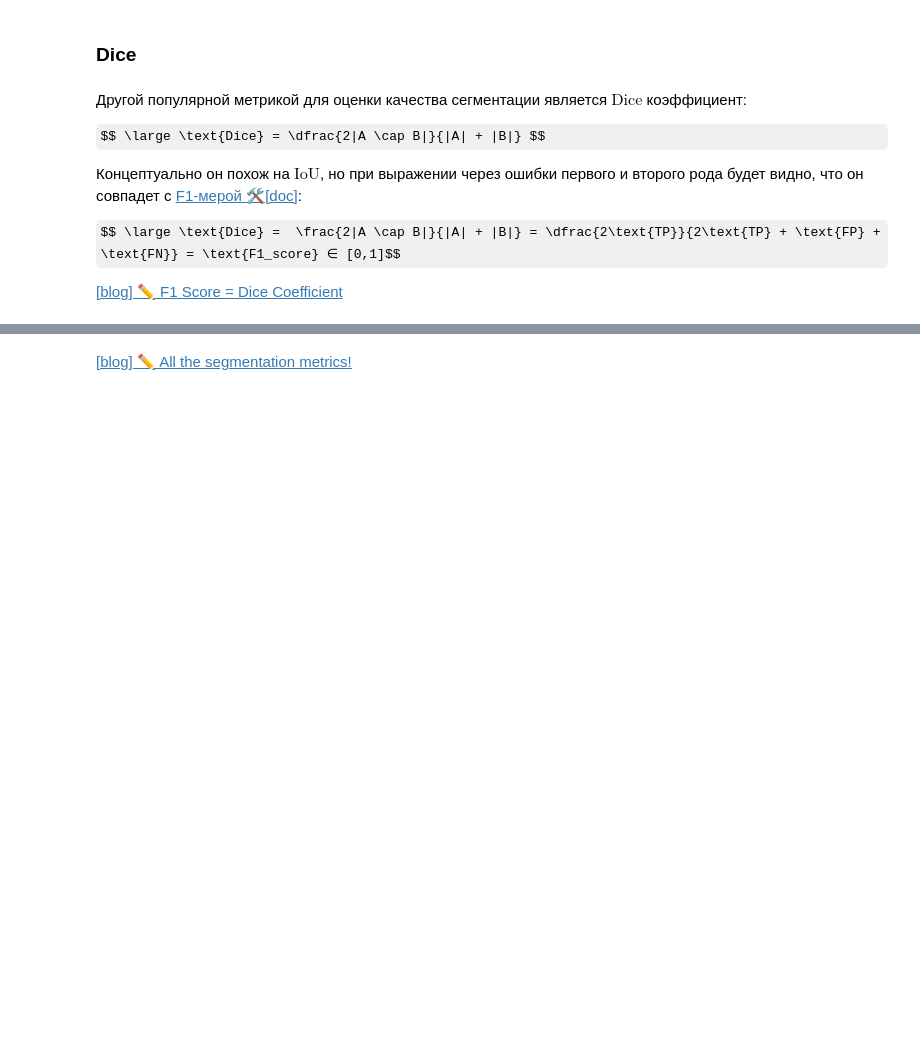
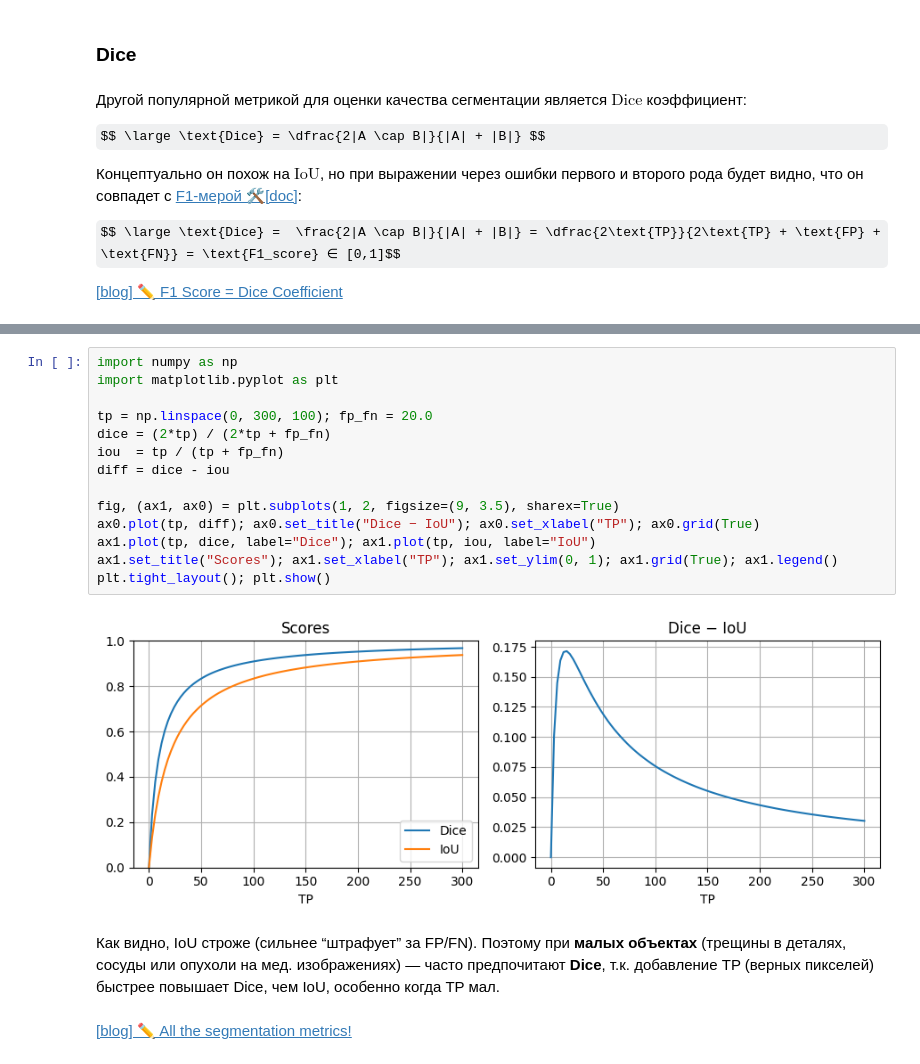
Before and after one commit to Gan4x4/cv, a Jupyter notebook: Segmentation/Semantic_segmentation.ipynb, the cells around one changed output, grey strips where cells are left out. Cells and saved outputs as stored; diff of their text form; some formulas as TeX source; blank space fills up the shorter version.

```diff
--- a/Segmentation/Semantic_segmentation.ipynb
+++ b/Segmentation/Semantic_segmentation.ipynb
@@ -677,3 +702,21 @@ print(f"F1_score = {dice_smp:.2f}")
+# %%
+import numpy as np
+import matplotlib.pyplot as plt
+
+tp = np.linspace(0, 300, 100); fp_fn = 20.0
+dice = (2*tp) / (2*tp + fp_fn)
+iou  = tp / (tp + fp_fn)
+diff = dice - iou
+
+fig, (ax1, ax0) = plt.subplots(1, 2, figsize=(9, 3.5), sharex=True)
+ax0.plot(tp, diff); ax0.set_title("Dice − IoU"); ax0.set_xlabel("TP"); ax0.grid(True)
+ax1.plot(tp, dice, label="Dice"); ax1.plot(tp, iou, label="IoU")
+ax1.set_title("Scores"); ax1.set_xlabel("TP"); ax1.set_ylim(0, 1); ax1.grid(True); ax1.legend()
+plt.tight_layout(); plt.show()
+# %% [output]
+[figure, added]
+# %% [markdown]
+Как видно, IoU строже (сильнее “штрафует” за FP/FN). Поэтому при **малых объектах** (трещины в деталях, сосуды или опухоли на мед. изображениях) — часто предпочитают **Dice**, т.к. добавление TP (верных пикселей) быстрее повышает Dice, чем IoU, особенно когда TP мал.
 # %% [markdown]
 [[blog] ✏️ All the segmentation metrics!](https://www.kaggle.com/code/yassinealouini/all-the-segmentation-metrics)
 # %% [markdown]
```
Also changed, not shown: parts of 41 cells of this notebook, 2 other files.
